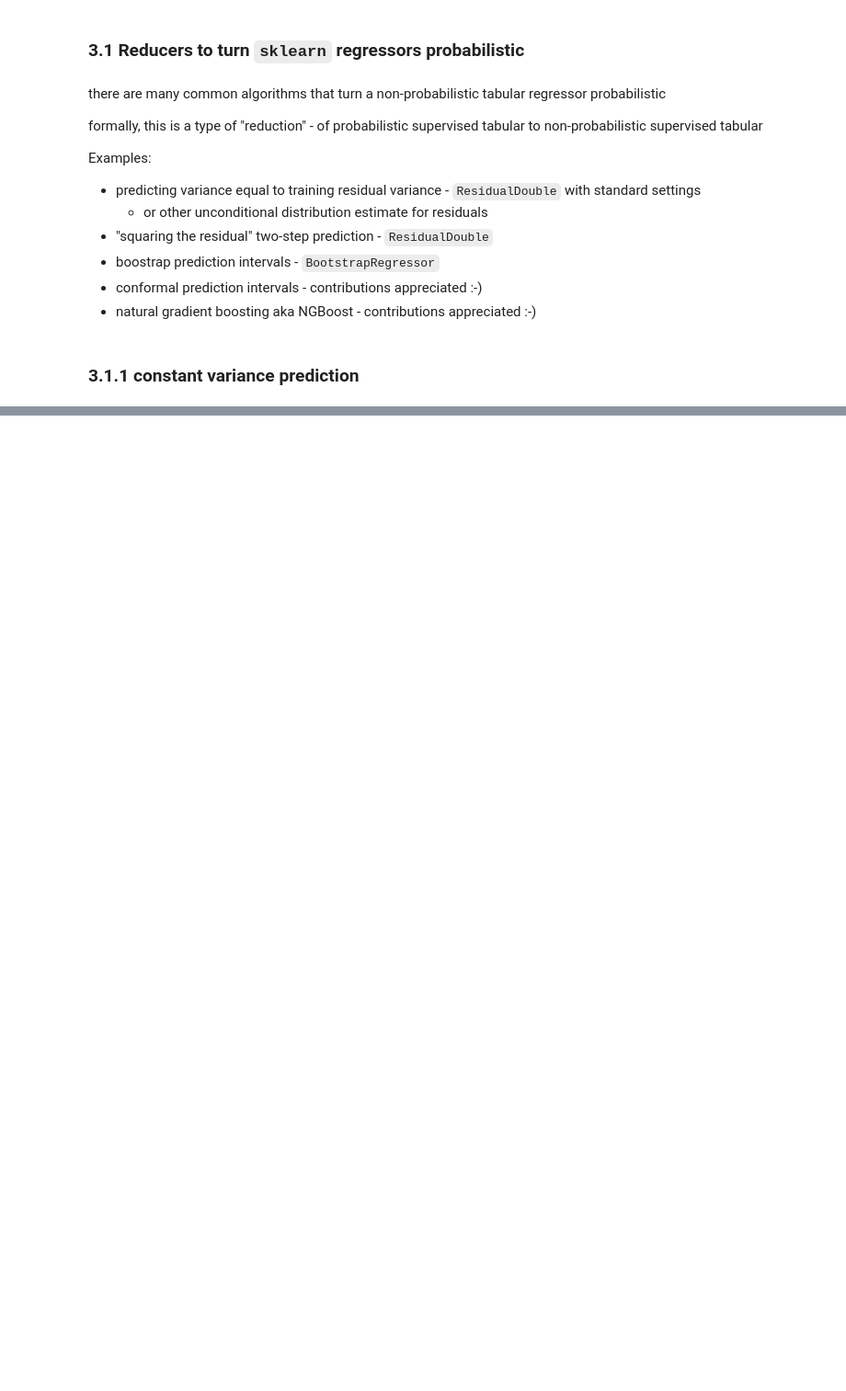
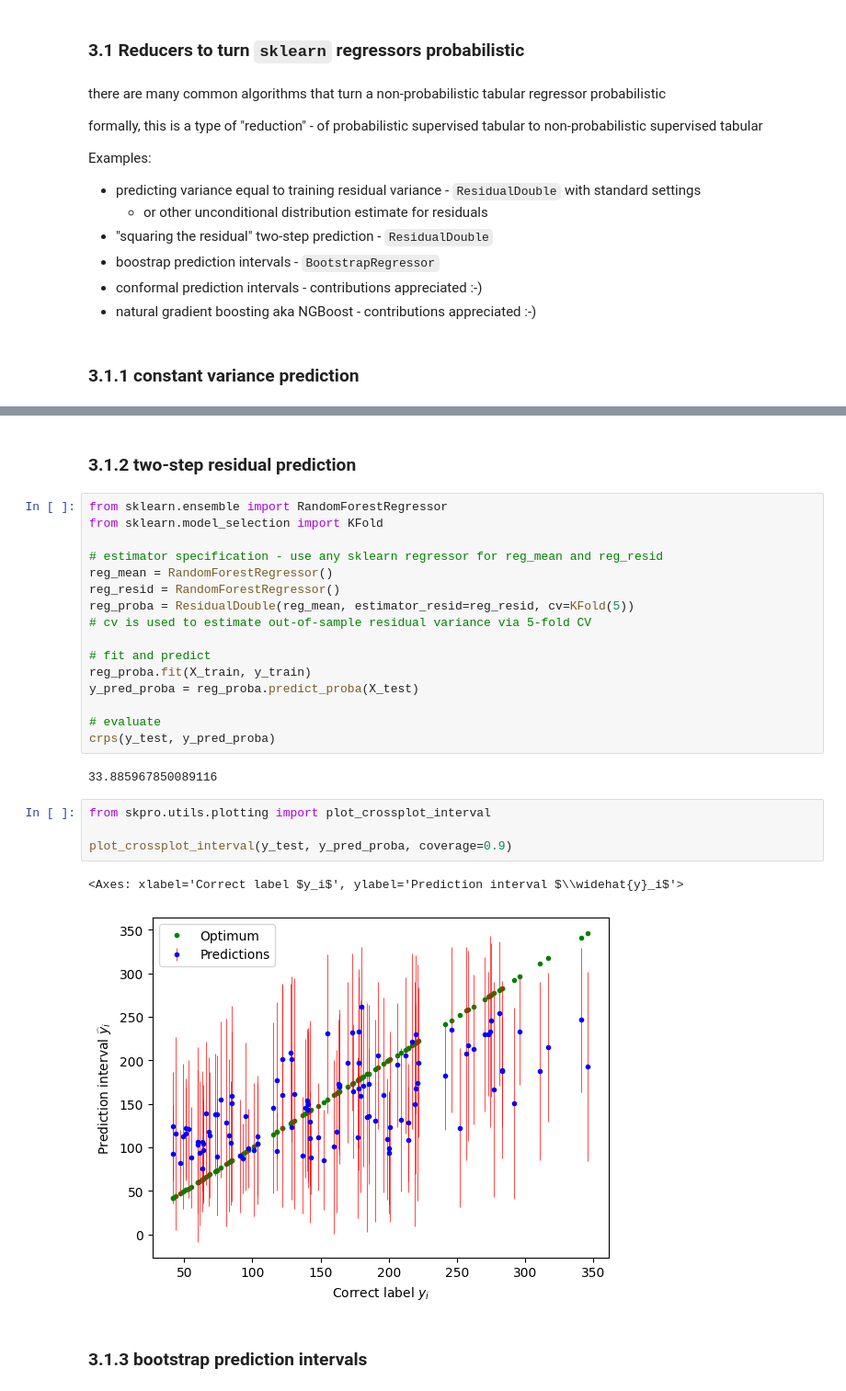
Before and after one commit to sktime/skpro, a Jupyter notebook: examples/01_skpro_intro.ipynb, the cells around one changed output, grey strips where cells are left out. Shown: that part at 92% size. Cells and saved outputs as stored; diff of their text form; blank space fills up the shorter version.

```diff
--- a/examples/01_skpro_intro.ipynb
+++ b/examples/01_skpro_intro.ipynb
@@ -337,0 +479,29 @@ plot_crossplot_interval(y_test, y_pred_proba, coverage=0.9)
+# %% [markdown]
+### 3.1.2 two-step residual prediction <a class="anchor" id="section3_1_2"></a>
+# %%
+from sklearn.ensemble import RandomForestRegressor
+from sklearn.model_selection import KFold
+
+# estimator specification - use any sklearn regressor for reg_mean and reg_resid
+reg_mean = RandomForestRegressor()
+reg_resid = RandomForestRegressor()
+reg_proba = ResidualDouble(reg_mean, estimator_resid=reg_resid, cv=KFold(5))
+# cv is used to estimate out-of-sample residual variance via 5-fold CV
+
+# fit and predict
+reg_proba.fit(X_train, y_train)
+y_pred_proba = reg_proba.predict_proba(X_test)
+
+# evaluate
+crps(y_test, y_pred_proba)
+# %% [output]
+33.885967850089116
+# %%
+from skpro.utils.plotting import plot_crossplot_interval
+
+plot_crossplot_interval(y_test, y_pred_proba, coverage=0.9)
+# %% [output]
+<Axes: xlabel='Correct label $y_i$', ylabel='Prediction interval $\\widehat{y}_i$'>
+[figure, added]
+# %% [markdown]
+### 3.1.3 bootstrap prediction intervals <a class="anchor" id="section3_1_3"></a>
```
Also changed, not shown: parts of 28 cells of this notebook.
